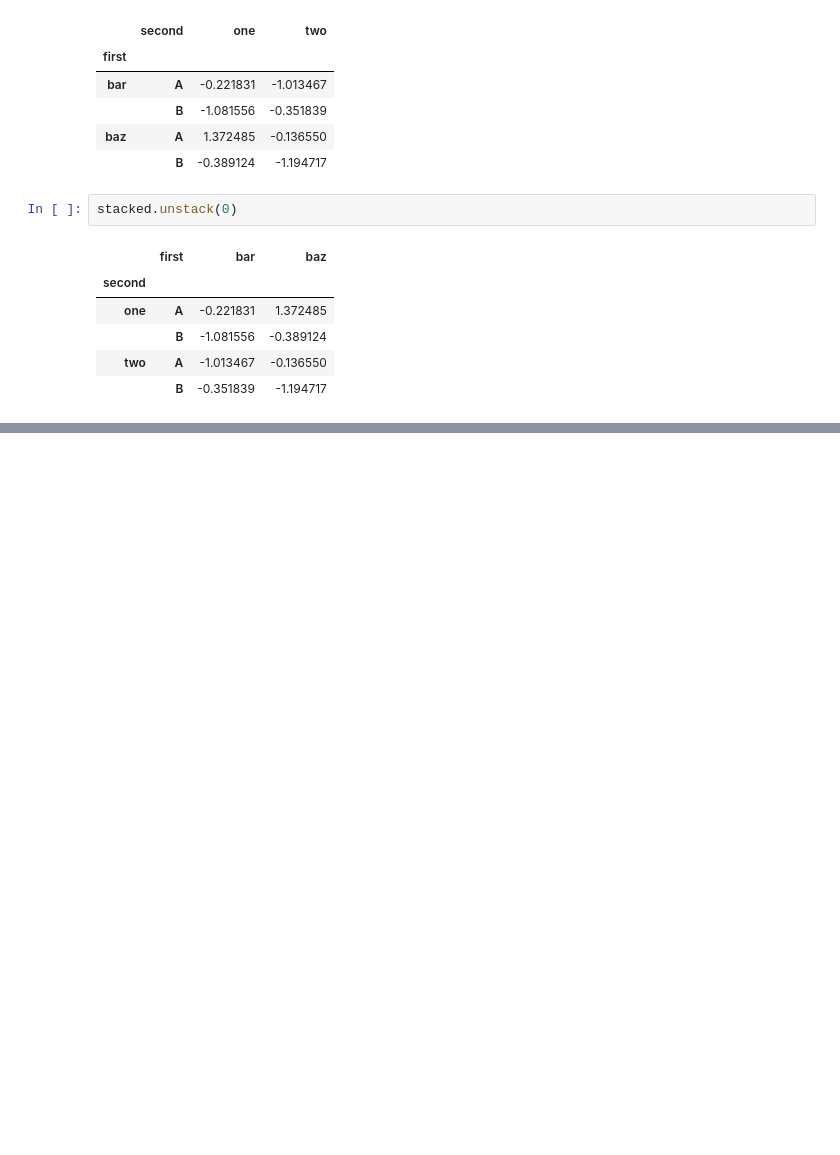
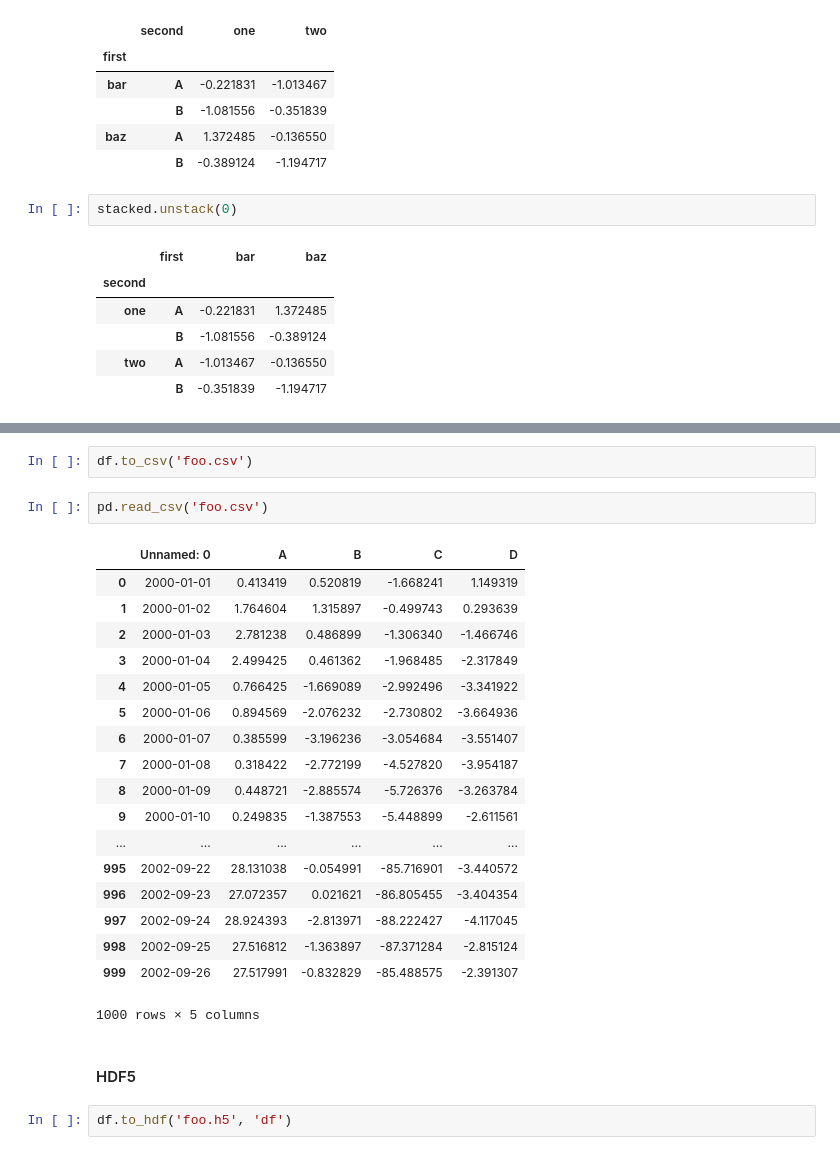
Before and after one commit to remenska/IPythonNotebooks, a Jupyter notebook: MachineLearning/10 Minutes to pandas.ipynb, the cells around one changed output, grey strips where cells are left out. Drawn from its saved outputs; the diff is of its cells as text; blank space fills up the shorter version.

```diff
--- a/MachineLearning/10 Minutes to pandas.ipynb
+++ b/MachineLearning/10 Minutes to pandas.ipynb
@@ -894,0 +1252,27 @@ stacked.unstack(0)
+# %%
+df.to_csv('foo.csv')
+# %%
+pd.read_csv('foo.csv')
+# %% [output]
+|  | Unnamed: 0 | A | B | C | D |
+| 0 | 2000-01-01 | 0.413419 | 0.520819 | -1.668241 | 1.149319 |
+| 1 | 2000-01-02 | 1.764604 | 1.315897 | -0.499743 | 0.293639 |
+| 2 | 2000-01-03 | 2.781238 | 0.486899 | -1.306340 | -1.466746 |
+| 3 | 2000-01-04 | 2.499425 | 0.461362 | -1.968485 | -2.317849 |
+| 4 | 2000-01-05 | 0.766425 | -1.669089 | -2.992496 | -3.341922 |
+| 5 | 2000-01-06 | 0.894569 | -2.076232 | -2.730802 | -3.664936 |
+| 6 | 2000-01-07 | 0.385599 | -3.196236 | -3.054684 | -3.551407 |
+| 7 | 2000-01-08 | 0.318422 | -2.772199 | -4.527820 | -3.954187 |
+| 8 | 2000-01-09 | 0.448721 | -2.885574 | -5.726376 | -3.263784 |
+| 9 | 2000-01-10 | 0.249835 | -1.387553 | -5.448899 | -2.611561 |
+| ... | ... | ... | ... | ... | ... |
+| 995 | 2002-09-22 | 28.131038 | -0.054991 | -85.716901 | -3.440572 |
+| 996 | 2002-09-23 | 27.072357 | 0.021621 | -86.805455 | -3.404354 |
+| 997 | 2002-09-24 | 28.924393 | -2.813971 | -88.222427 | -4.117045 |
+| 998 | 2002-09-25 | 27.516812 | -1.363897 | -87.371284 | -2.815124 |
+| 999 | 2002-09-26 | 27.517991 | -0.832829 | -85.488575 | -2.391307 |
+1000 rows × 5 columns
+# %% [markdown]
+#### HDF5
+# %%
+df.to_hdf('foo.h5', 'df')
```
Also changed, not shown: parts of 68 cells of this notebook.
